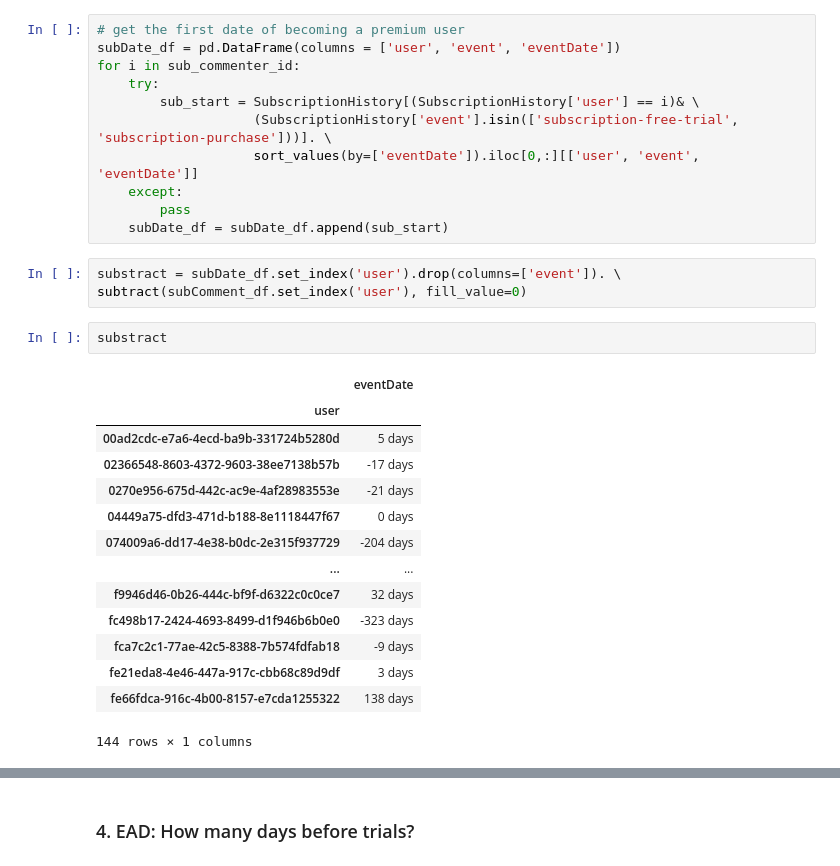
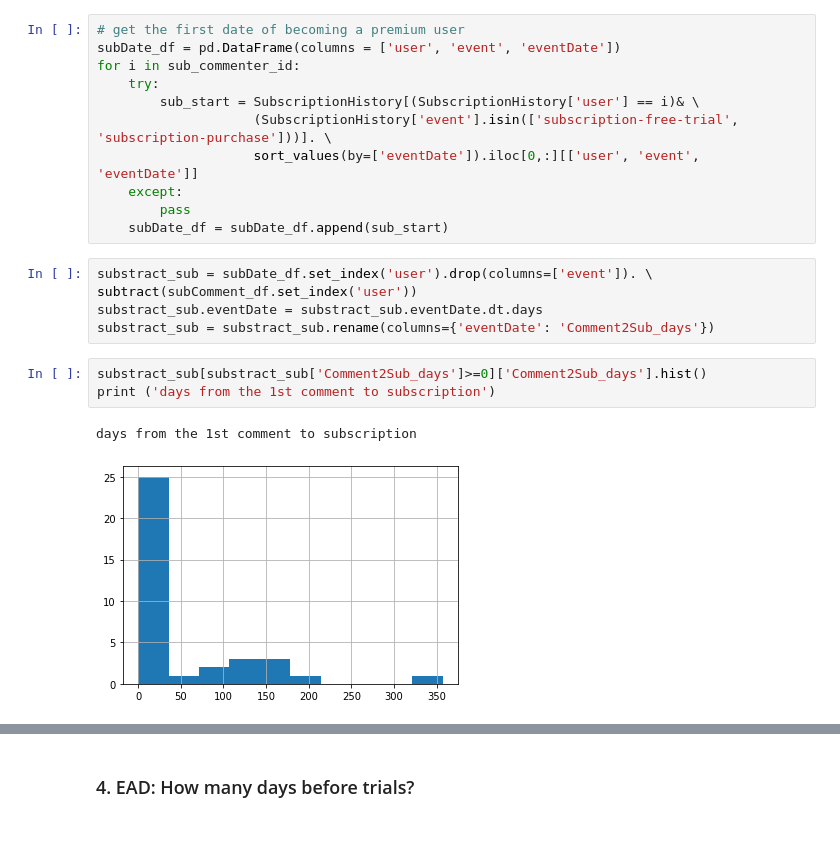
Before and after one commit to mpham93/Keep_Running, a Jupyter notebook: notebooks/Commenters.ipynb, the cells around one changed output, grey strips where cells are left out. Drawn from its saved outputs; the diff is of its cells as text; blank space fills up the shorter version.

Commit message:
EDA for commenters

```diff
--- a/notebooks/Commenters.ipynb
+++ b/notebooks/Commenters.ipynb
@@ -151,22 +151,13 @@ for i in sub_commenter_id:
         pass
     subDate_df = subDate_df.append(sub_start)
 # %%
-substract = subDate_df.set_index('user').drop(columns=['event']). \
-subtract(subComment_df.set_index('user'), fill_value=0)
+substract_sub = subDate_df.set_index('user').drop(columns=['event']). \
+subtract(subComment_df.set_index('user'))
+substract_sub.eventDate = substract_sub.eventDate.dt.days
+substract_sub = substract_sub.rename(columns={'eventDate': 'Comment2Sub_days'})
-# %%
-substract
-# %% [output]
-|  | eventDate |
-| user |  |
-| 00ad2cdc-e7a6-4ecd-ba9b-331724b5280d | 5 days |
-| 02366548-8603-4372-9603-38ee7138b57b | -17 days |
-| 0270e956-675d-442c-ac9e-4af28983553e | -21 days |
-| 04449a75-dfd3-471d-b188-8e1118447f67 | 0 days |
-| 074009a6-dd17-4e38-b0dc-2e315f937729 | -204 days |
-| ... | ... |
-| f9946d46-0b26-444c-bf9f-d6322c0c0ce7 | 32 days |
-| fc498b17-2424-4693-8499-d1f946b6b0e0 | -323 days |
-| fca7c2c1-77ae-42c5-8388-7b574fdfab18 | -9 days |
-| fe21eda8-4e46-447a-917c-cbb68c89d9df | 3 days |
-| fe66fdca-916c-4b00-8157-e7cda1255322 | 138 days |
-144 rows × 1 columns
+# %%
+substract_sub[substract_sub['Comment2Sub_days']>=0]['Comment2Sub_days'].hist()
+print ('days from the 1st comment to subscription')
+# %% [output]
+days from the 1st comment to subscription
+[figure, added]
```
Also changed, not shown: parts of 14 cells of this notebook.
